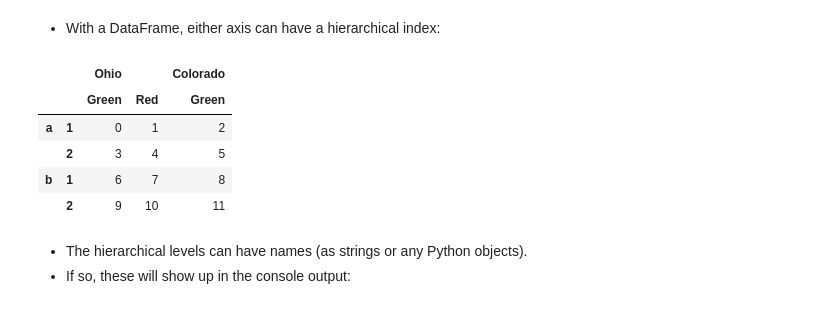
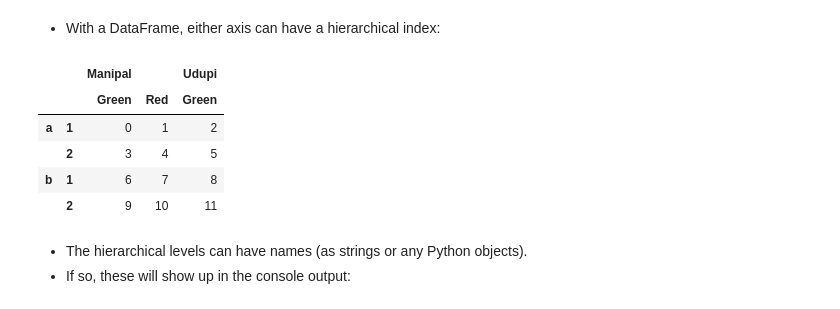
Before and after one commit to adityab24840/PDV-Lab, a Jupyter notebook: Unit 2/Join_Combine,_Reshape_2023_24_AIML.ipynb, the cells around one changed output. Drawn from its saved outputs; the diff is of its cells as text; code cells hidden in the pictures.

```diff
--- a/Unit 2/Join_Combine,_Reshape_2023_24_AIML.ipynb
+++ b/Unit 2/Join_Combine,_Reshape_2023_24_AIML.ipynb
@@ -106,11 +106,11 @@ dtype: float64
 # %%
 frame = pd.DataFrame(np.arange(12).reshape((4, 3)),
                      index=[['a', 'a', 'b', 'b'], [1, 2, 1, 2]],
-                     columns=[['Ohio', 'Ohio', 'Colorado'],
+                     columns=[['Manipal', 'Manipal', 'Udupi'],
                               ['Green', 'Red', 'Green']])
 frame
 # %% [output]
-|  |  | Ohio |  | Colorado |
+|  |  | Manipal |  | Udupi |
 |  |  | Green | Red | Green |
 | a | 1 | 0 | 1 | 2 |
 |  | 2 | 3 | 4 | 5 |
```
Also changed, not shown: parts of 39 cells of this notebook.
